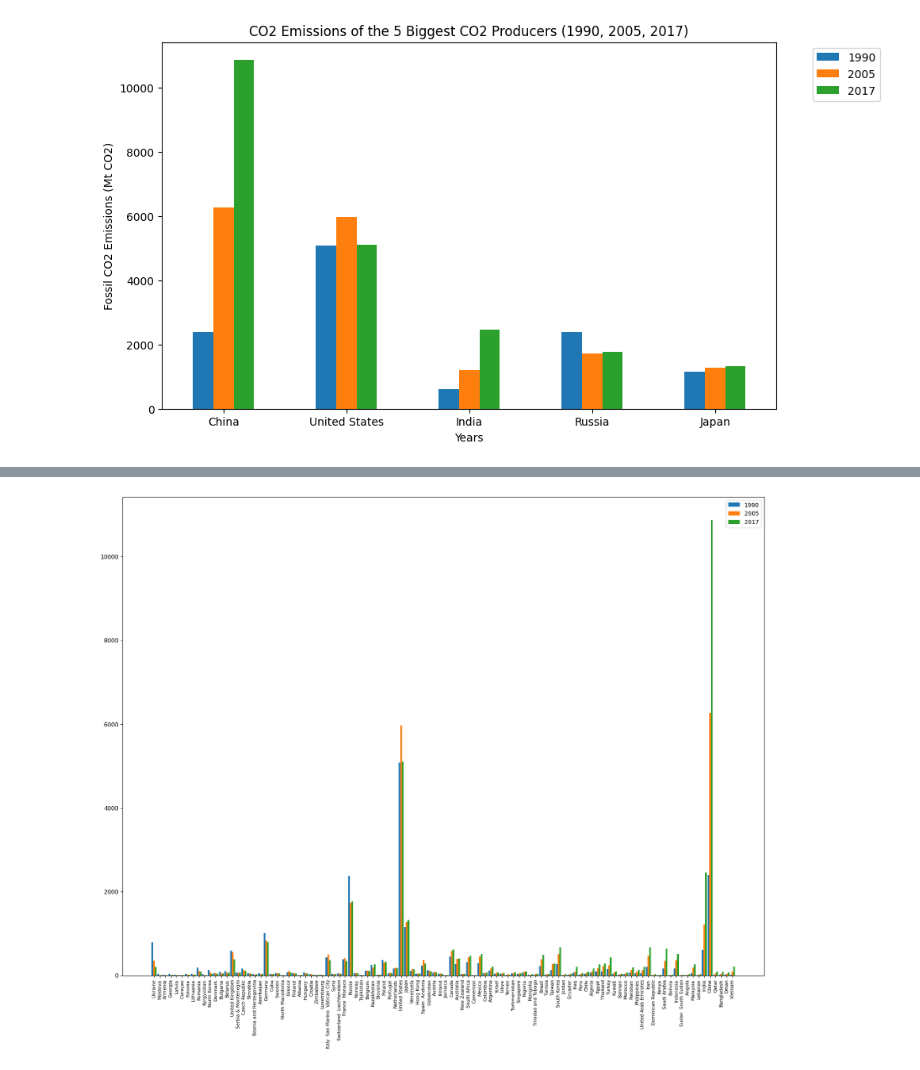
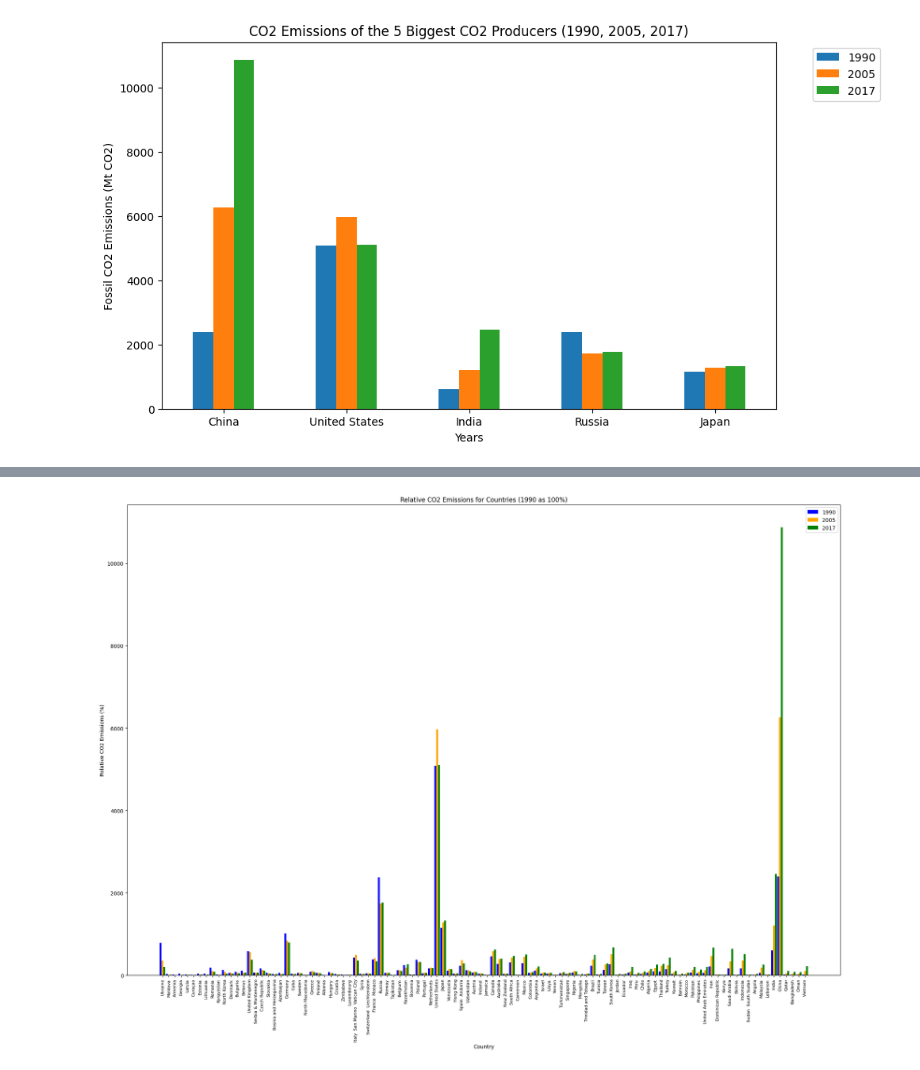
Before and after one commit to rashmi-22-stack/assignment, a Jupyter notebook: co2_emission.ipynb, the cells around one changed output, grey strips where cells are left out. Drawn from its saved outputs; the diff is of its cells as text; code cells hidden in the pictures.

```diff
--- a/co2_emission.ipynb
+++ b/co2_emission.ipynb
@@ -171,10 +199,8 @@ WARNING:matplotlib.legend:No artists with labels found to put in legend.  Note t
 203     Vietnam   20.182   99.231  218.729  321.41      1492.557725
 [figure]
 # %%
-  import matplotlib.pyplot as plt
+import matplotlib.pyplot as plt
 
-# Filter out countries with less than five Mt of CO2 emissions in 1990
-filtered_df = countries_df[countries_df['1990'] >= 5]
 # Sort the data by relative change in ascending order
 sorted_df = filtered_df.sort_values('Relative Change', ascending=True)
 
@@ -182,38 +208,42 @@ sorted_df = filtered_df.sort_values('Relative Change', ascending=True)
 countries = sorted_df['Country']
 x = range(len(countries))
 years = ['1990', '2005', '2017']
 
 # Prepare data for each year
 relative_emissions_1990 = sorted_df['1990']
 relative_emissions_2005 = sorted_df['2005']
 relative_emissions_2017 = sorted_df['2017']
 
 # Set the width of the bars
 bar_width = 0.3
 
+# Define colors for each year's bars
+colors = ['blue', 'orange', 'green']
+
 # Increase the size of the graph
-plt.figure(figsize=(20, 15))
+plt.figure(figsize=(20, 15))  # Adjust the size according to your preference
 
-# Plot the bars for each year
-plt.bar(x, relative_emissions_1990, width=bar_width, label='1990')
-## modifying the x-coordinates is to position the bars for each year side by side, creating distinct sets of bars for each year.
-plt.bar([i + bar_width for i in x], relative_emissions_2005, width=bar_width, label='2005')
-plt.bar([i + 2 * bar_width for i in x], relative_emissions_2017, width=bar_width, label='2017')
+# Plot the bars for each year with different colors( and modifying code to positioning the bars of years of each country next to each other using the x-coordinates,)
+plt.bar(x, relative_emissions_1990, width=bar_width, label='1990', color=colors[0])
+plt.bar([i + bar_width for i in x], relative_emissions_2005, width=bar_width, label='2005', color=colors[1])
+plt.bar([i + 2 * bar_width for i in x], relative_emissions_2017, width=bar_width, label='2017', color=colors[2])
 
 # Add labels and title to the chart
 plt.xlabel('Country')
 plt.ylabel('Relative CO2 Emissions (%)')
 plt.title('Relative CO2 Emissions for Countries (1990 as 100%)')
 
 # Set the x-axis ticks and labels
 plt.xticks([i + bar_width for i in x], countries, rotation=90, fontsize=8)
 
 # Add a legend
 plt.legend()
 
+# Adjust y-axis limits for better visibility
+# plt.ylim(min(relative_emissions_1990) - 5, max(relative_emissions_2017) + 5)
 
 # Display the chart
-# plt.tight_layout()
+plt.tight_layout()
 plt.show()
 # %% [output]
-[figure, old version]
+[figure, new version]
```
Also changed, not shown: parts of 5 cells of this notebook.
